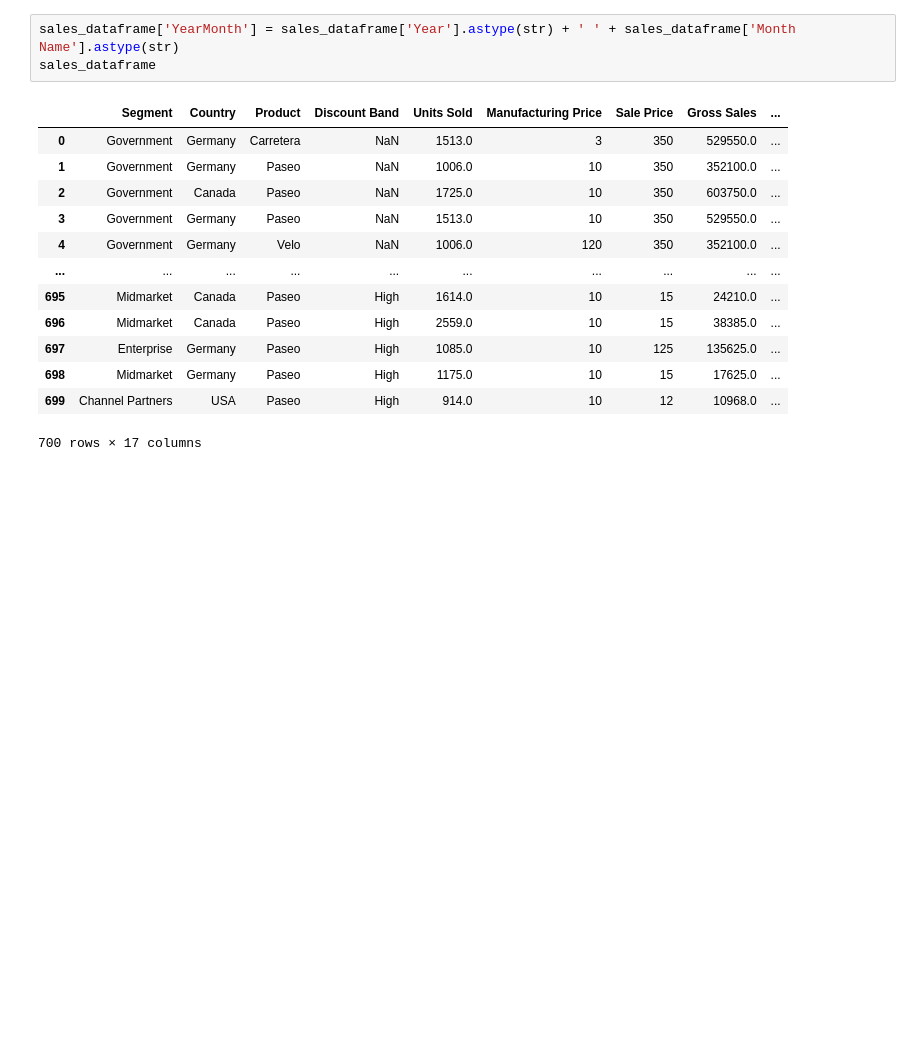
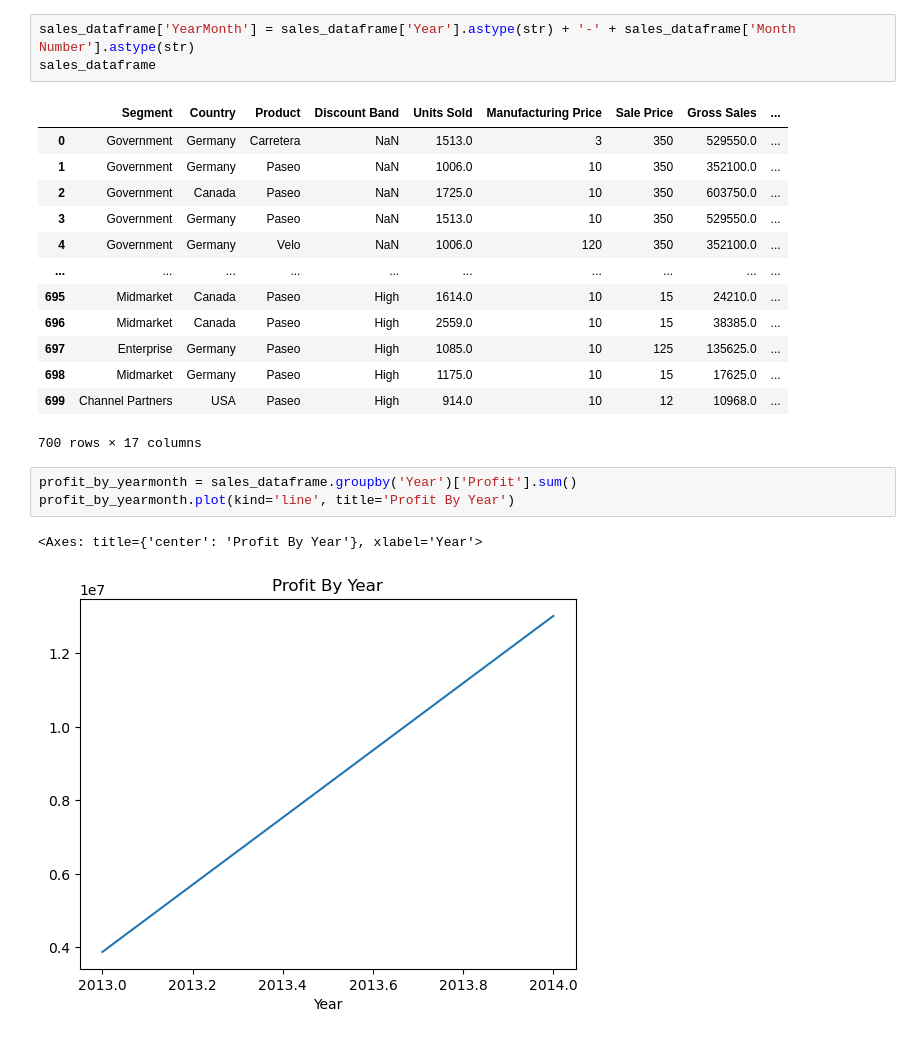
Before and after one commit to eoquessada/product_sales, a Jupyter notebook: sales_analysis.ipynb, the cells around one changed output. Drawn from its saved outputs; the diff is of its cells as text; blank space fills up the shorter version.

Commit message:
Some plots

```diff
--- a/sales_analysis.ipynb
+++ b/sales_analysis.ipynb
@@ -20,7 +20,7 @@ sales_dataframe
 | 699 | Channel Partners | USA | Paseo | High | 914.0 | 10 | 12 | 10968.0 | ... |
 700 rows × 16 columns
 # %%
-sales_dataframe['YearMonth'] = sales_dataframe['Year'].astype(str) + ' ' + sales_dataframe['Month Name'].astype(str)
+sales_dataframe['YearMonth'] = sales_dataframe['Year'].astype(str) + '-' + sales_dataframe['Month Number'].astype(str)
 sales_dataframe
 # %% [output]
 |  | Segment | Country | Product | Discount Band | Units Sold | Manufacturing Price | Sale Price | Gross Sales | ... |
@@ -36,3 +36,9 @@ sales_dataframe
 | 698 | Midmarket | Germany | Paseo | High | 1175.0 | 10 | 15 | 17625.0 | ... |
 | 699 | Channel Partners | USA | Paseo | High | 914.0 | 10 | 12 | 10968.0 | ... |
 700 rows × 17 columns
+# %%
+profit_by_yearmonth = sales_dataframe.groupby('Year')['Profit'].sum()
+profit_by_yearmonth.plot(kind='line', title='Profit By Year')
+# %% [output]
+<Axes: title={'center': 'Profit By Year'}, xlabel='Year'>
+[figure, added]
```
Also changed, not shown: parts of 4 cells of this notebook.
